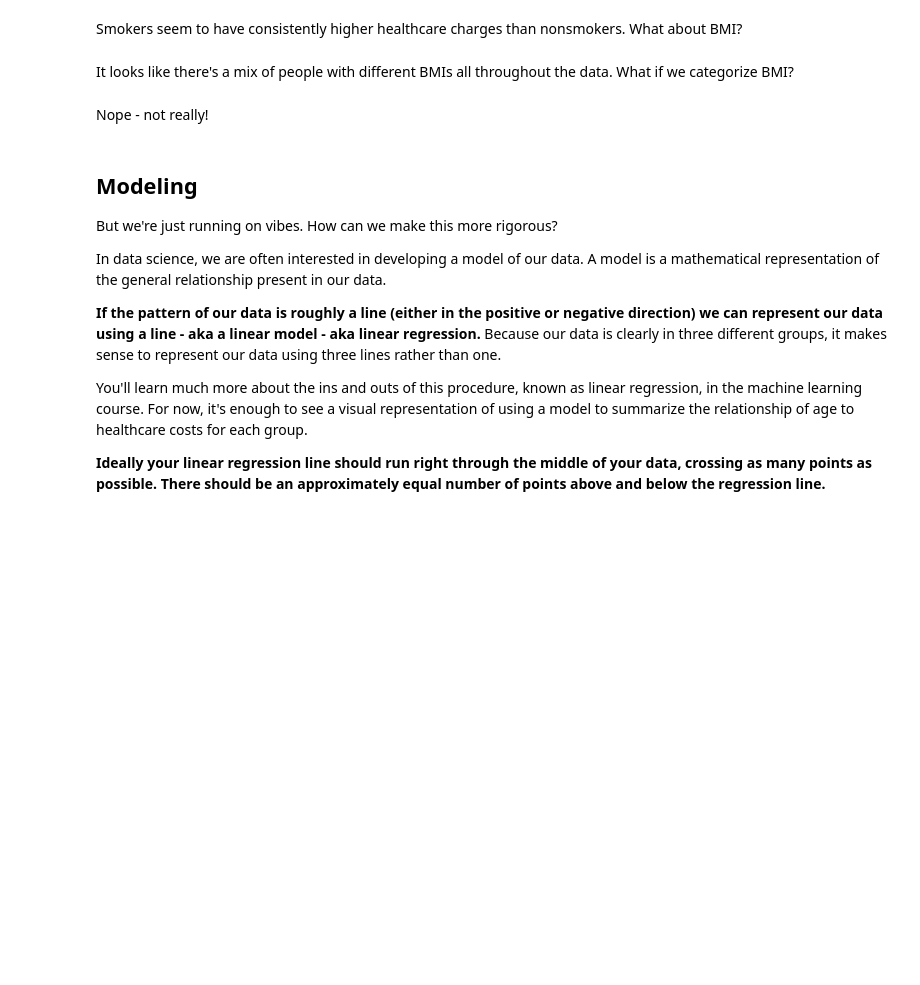
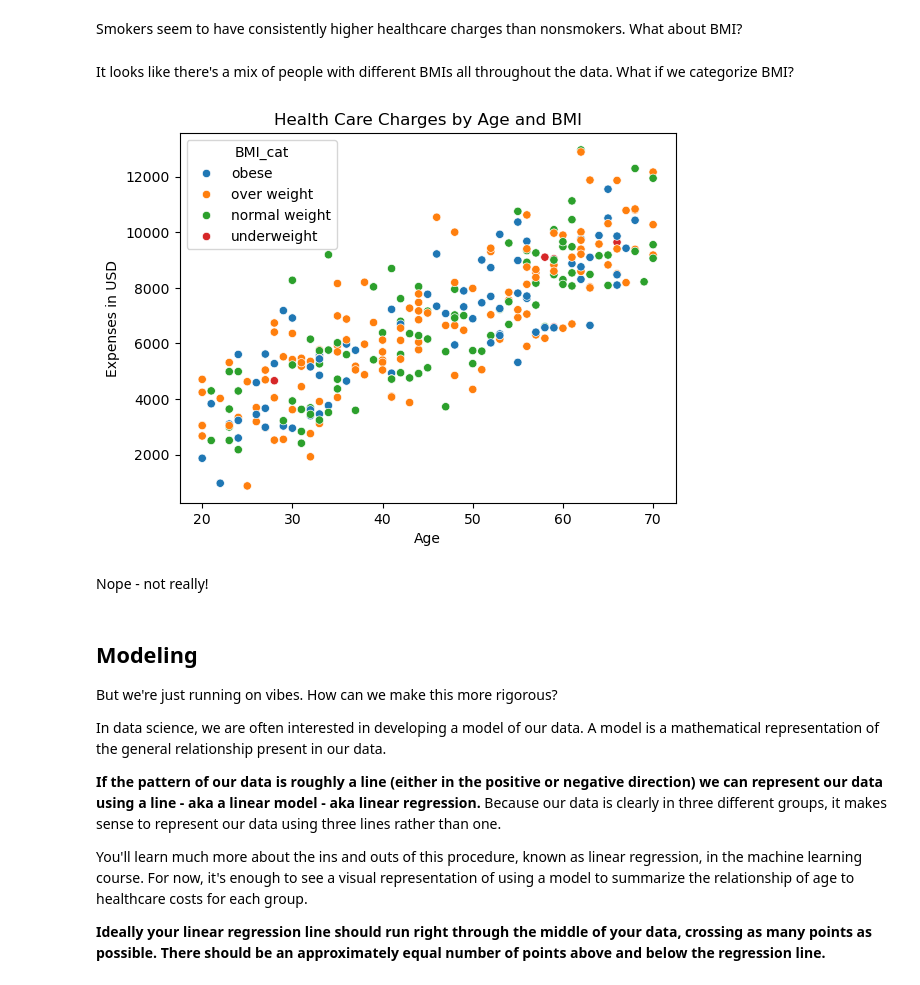
Before and after one commit to dport55/Data_Visualization_And_Modeling, a Jupyter notebook: Lecture/Week 3/3.1 - Visualizing Relationships Between Quantitative Features.ipynb, the cells around one changed output. Drawn from its saved outputs; the diff is of its cells as text; code cells hidden in the pictures; blank space fills up the shorter version.

```diff
--- a/Lecture/Week 3/3.1 - Visualizing Relationships Between Quantitative Features.ipynb
+++ b/Lecture/Week 3/3.1 - Visualizing Relationships Between Quantitative Features.ipynb
@@ -24,6 +52,19 @@ Let's see if we can figure out what other features in our data might explain som
 Smokers seem to have consistently higher healthcare charges than nonsmokers.  What about BMI?
 # %% [markdown]
 It looks like there's a mix of people with different BMIs all throughout the data.  What if we categorize BMI?
+# %%
+df['BMI_cat']= 'underweight'
+df.loc[(df['BMI'] >= 18.5) & (df['BMI'] < 25), 'BMI_cat'] = 'normal weight'
+df.loc[(df['BMI'] >= 25) & (df['BMI'] < 30), 'BMI_cat'] = 'over weight'
+df.loc[(df['BMI'] >= 30), 'BMI_cat'] = 'obese'
+
+
+sns.scatterplot(x='Age',y='HealthcareExpenses', hue='BMI_cat', data=df)
+plt.title('Health Care Charges by Age and BMI')
+plt.ylabel('Expenses in USD')
+plt.show()
+# %% [output]
+[figure, added]
 # %% [markdown]
 Nope - not really!
 # %% [markdown]
```
Also changed, not shown: parts of 17 cells of this notebook, 1 other file.
